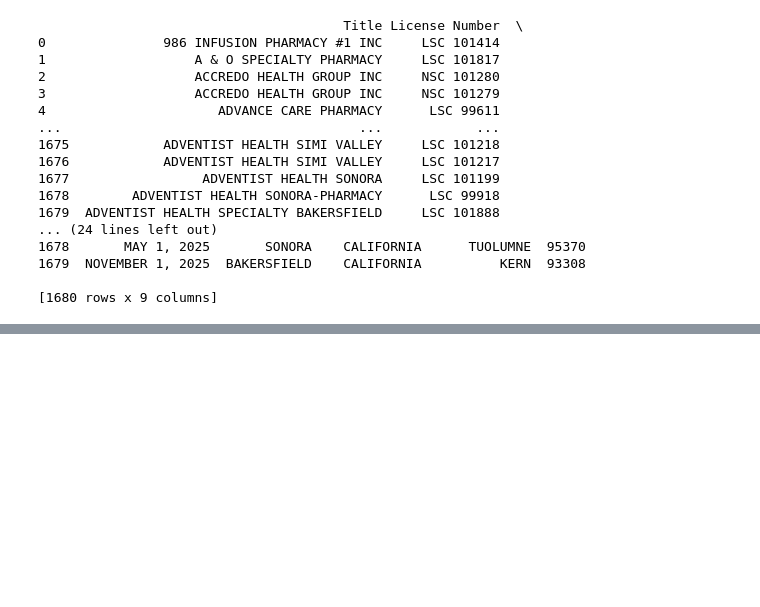
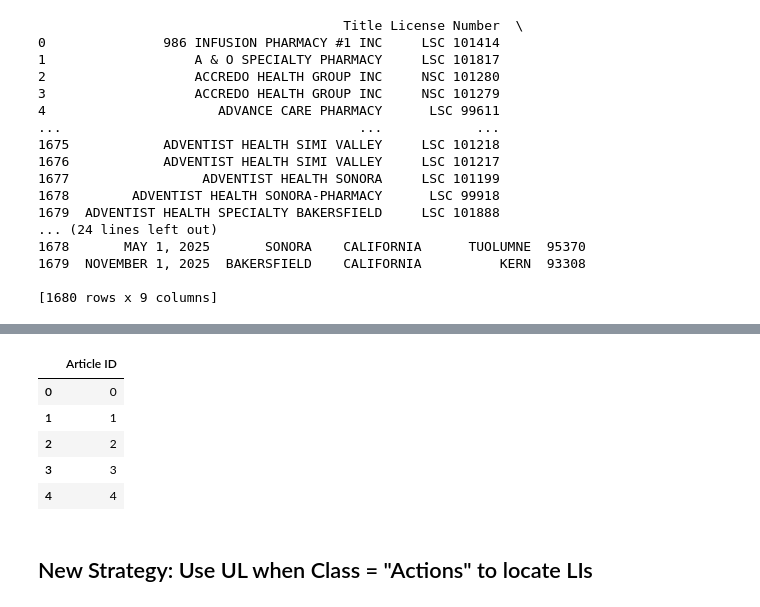
Before and after one commit to brittanyvl/California-Pharmacy-License-Dashboard, a Jupyter notebook: Selenium Exploration.ipynb, the cells around one changed output, grey strips where cells are left out. Drawn from its saved outputs; the diff is of its cells as text; code cells hidden in the pictures; blank space fills up the shorter version.

Commit message:
Continue debugging retrieval of pharmacies.

```diff
--- a/Selenium Exploration.ipynb
+++ b/Selenium Exploration.ipynb
@@ -362,8 +362,6 @@ finally:
 
 [1680 rows x 9 columns]
 # %%
-# Above list did return only active pharmacies but it was full of duplicates and only had 17 unique names; there should be 845 results on the accurate returned dataframe.
-
 from selenium import webdriver
 from selenium.webdriver.common.by import By
 from selenium.webdriver.support.ui import WebDriverWait
@@ -404,7 +402,7 @@ try:
 
     # Step 6: Wait for the filtered results to load
     WebDriverWait(driver, 10).until(
-        EC.presence_of_element_located((By.ID, "0"))
+        EC.presence_of_element_located((By.CLASS_NAME, "post.yes"))
     )
 
     # Step 7: Scroll and Load More Results
@@ -419,7 +417,17 @@ try:
             article_id = article.get_attribute("id")  # Extract article id
 
             title = article.find_element(By.XPATH, ".//li/h3").text
-            license_number = article.find_element(By.XPATH, ".//li[strong[contains(text(), 'License Number:')]]/a/span").text
+
+            # Wait until the License Number element is found (with the dynamic 'lic' id)
+            try:
+                license_number = WebDriverWait(article, 10).until(
+                    EC.presence_of_element_located(
+                        (By.XPATH, ".//li[strong[contains(text(), 'License Number:')]]/a/span[starts-with(@id, 'lic')]")
+                    )
+                ).text
+            except:
+                license_number = "Not Available"
+
             license_type = article.find_element(By.XPATH, ".//li[strong[contains(text(), 'License Type:')]]").text.split(": ")[-1]
             license_status = article.find_element(By.XPATH, ".//li[strong[contains(text(), 'License Status:')]]").text.split(": ")[-1]
             expiration_date = article.find_element(By.XPATH, ".//li[strong[contains(text(), 'Expiration Date:')]]").text.split(": ")[-1]
@@ -464,0 +621,11 @@ finally:
+# %%
+df.head()
+# %% [output]
+|  | Article ID |
+| 0 | 0 |
+| 1 | 1 |
+| 2 | 2 |
+| 3 | 3 |
+| 4 | 4 |
+# %% [markdown]
+## New Strategy:  Use UL when Class = "Actions" to locate LIs
```
Also changed, not shown: parts of 23 cells of this notebook, 1 other file.
